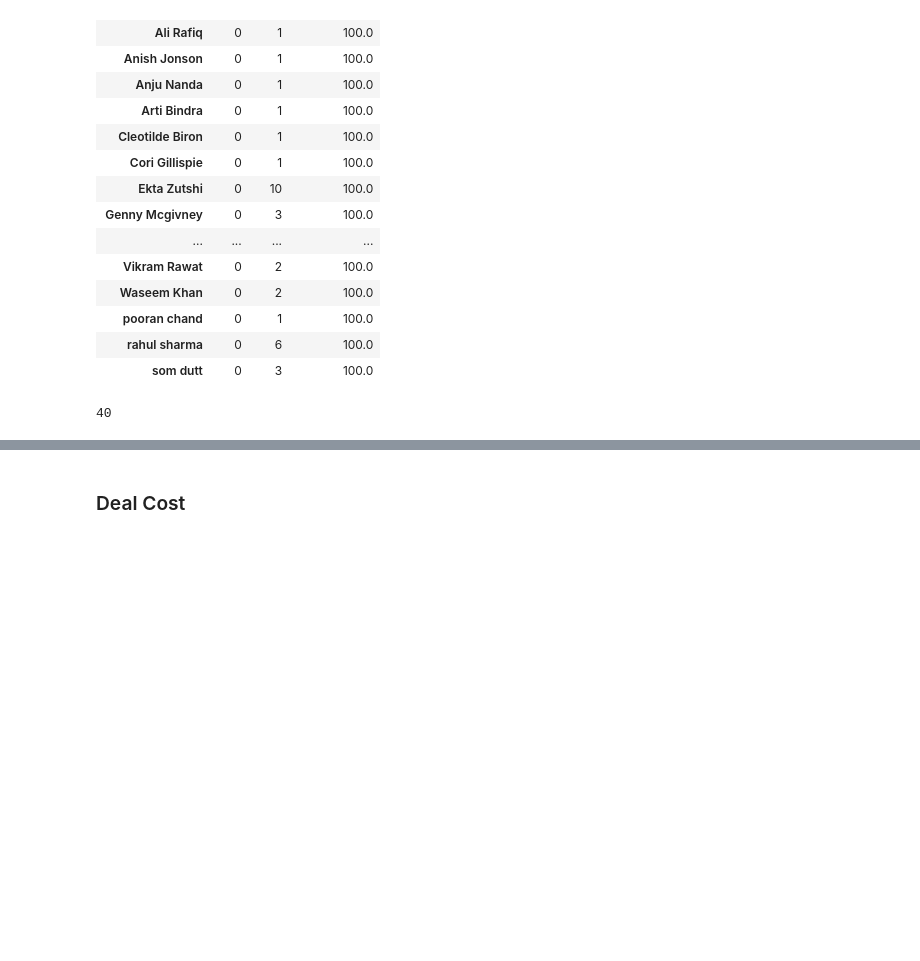
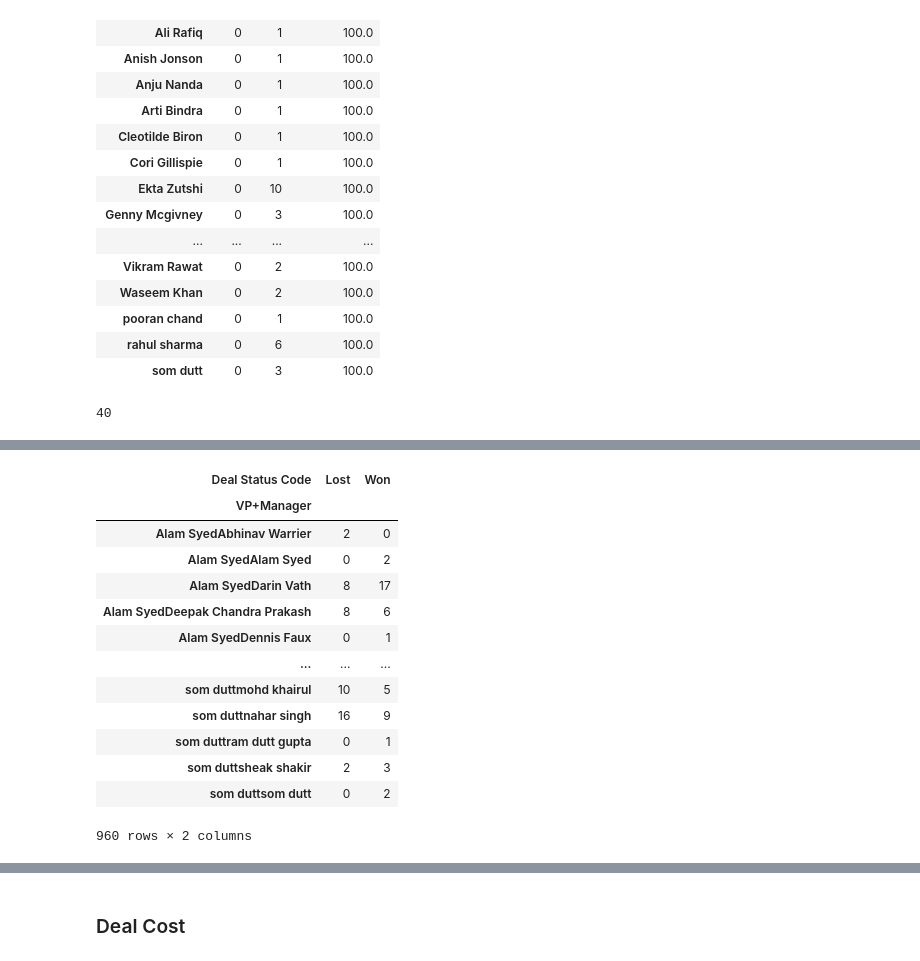
Before and after one commit to imkushwaha/Win_Prediction_Analytics, a Jupyter notebook: Exploratory_Data_Analysis.ipynb, the cells around one changed output, grey strips where cells are left out. Cells and saved outputs as stored; diff of their text form; code cells hidden in the pictures; blank space fills up the shorter version.

```diff
--- a/Exploratory_Data_Analysis.ipynb
+++ b/Exploratory_Data_Analysis.ipynb
@@ -560,0 +580,17 @@ print(len(e[e["Wining %age"]==100]))
+# %%
+g = pd.crosstab(df["VP+Manager"],df["Deal Status Code"]);g
+# %% [output]
+| Deal Status Code | Lost | Won |
+| VP+Manager |  |  |
+| Alam SyedAbhinav Warrier | 2 | 0 |
+| Alam SyedAlam Syed | 0 | 2 |
+| Alam SyedDarin Vath | 8 | 17 |
+| Alam SyedDeepak Chandra Prakash | 8 | 6 |
+| Alam SyedDennis Faux | 0 | 1 |
+| ... | ... | ... |
+| som duttmohd khairul | 10 | 5 |
+| som duttnahar singh | 16 | 9 |
+| som duttram dutt gupta | 0 | 1 |
+| som duttsheak shakir | 2 | 3 |
+| som duttsom dutt | 0 | 2 |
+960 rows × 2 columns
```
Also changed, not shown: parts of 6 cells of this notebook.
